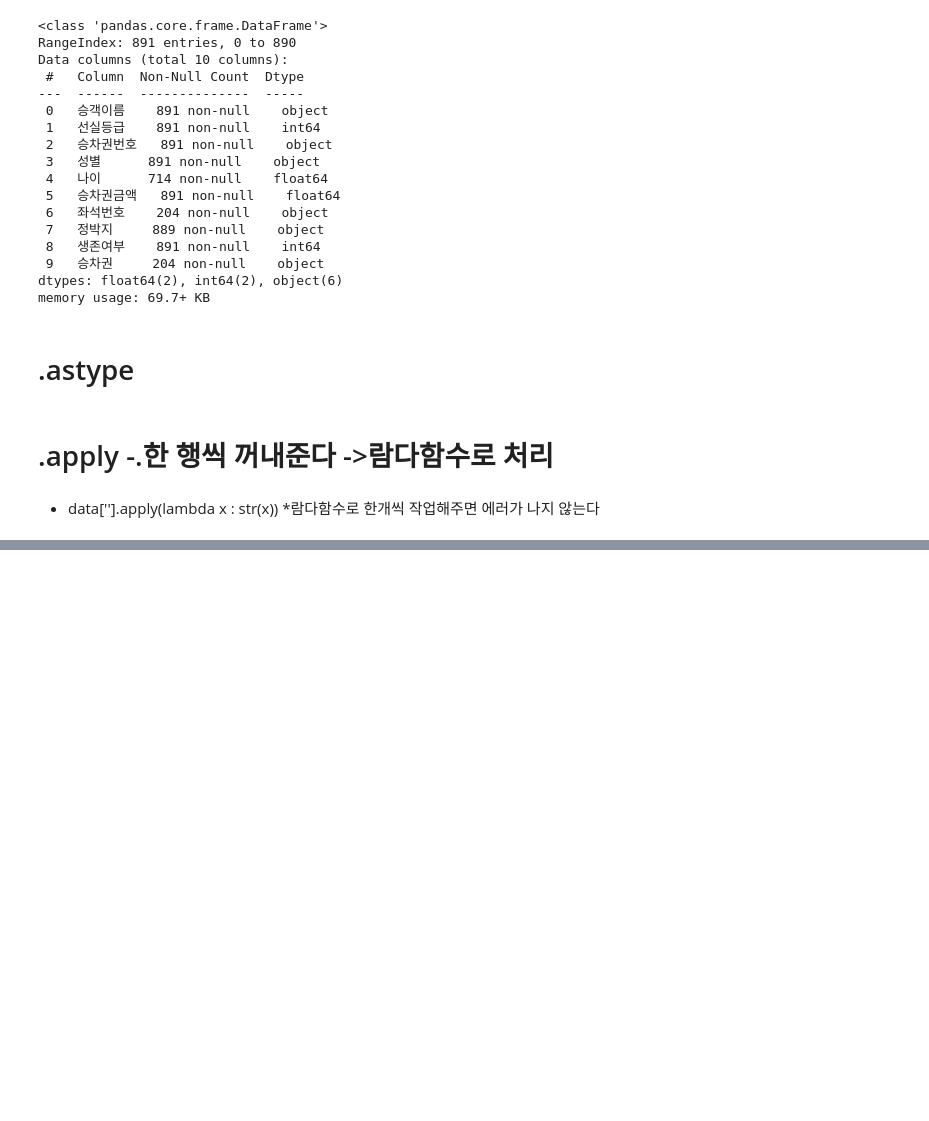
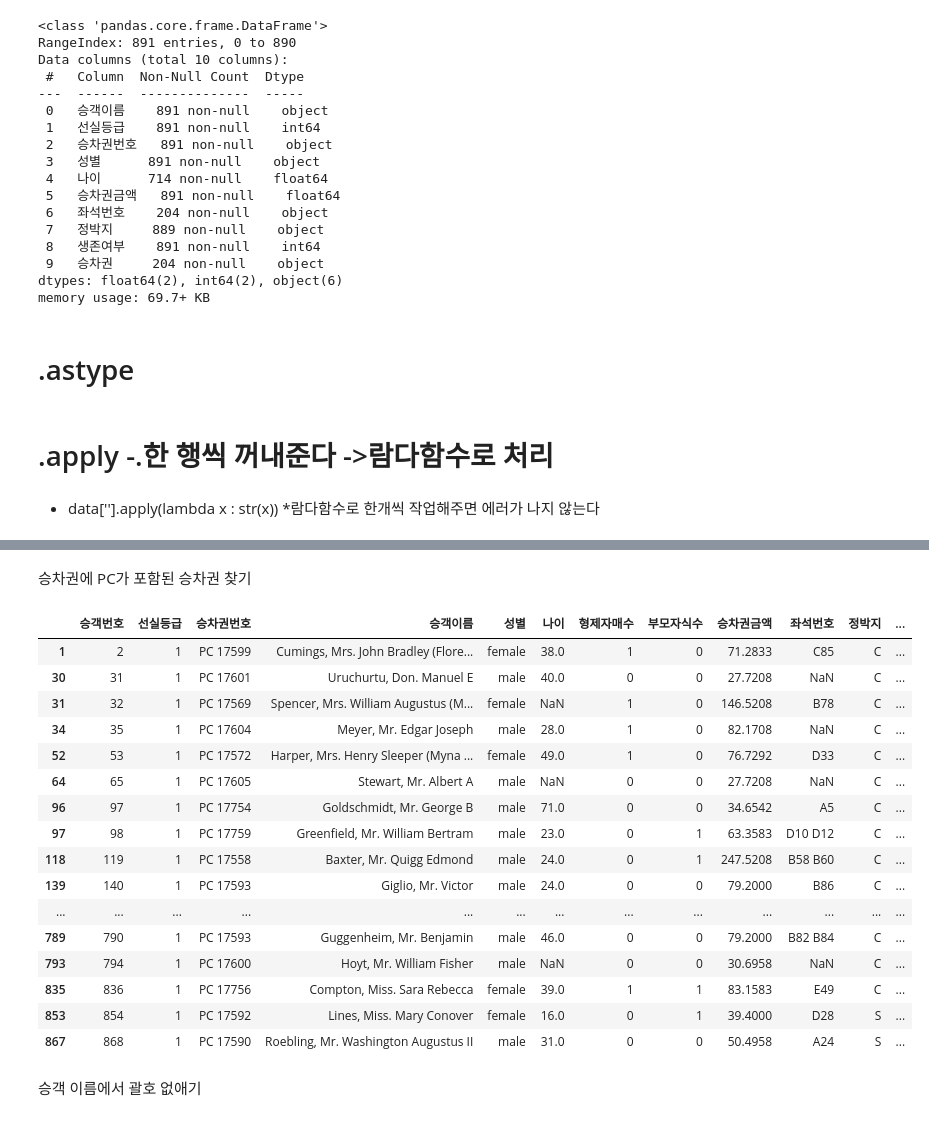
Before and after one commit to haezeong/fintech_service, a Jupyter notebook: 06_machine_learning/02_pandas_사용법.ipynb, the cells around one changed output, grey strips where cells are left out. Cells and saved outputs as stored; diff of their text form; code cells hidden in the pictures; blank space fills up the shorter version.

```diff
--- a/06_machine_learning/02_pandas_사용법.ipynb
+++ b/06_machine_learning/02_pandas_사용법.ipynb
@@ -1642,0 +2015,5 @@ memory usage: 69.7+ KB
+# %%
+# data_1['승차권']에 값을 할당하는 경우 .loc[]를 사용합니다.
+data.loc[:, '승차권'] = data['승차권번호'] + data['좌석번호']
+
+data
@@ -1642,0 +2041,22 @@ memory usage: 69.7+ KB
+# %% [markdown]
+승차권에 PC가 포함된 승차권 찾기
+# %%
+data[data['승차권번호'].str.contains("PC")]
+# %% [output]
+|  | 승객번호 | 선실등급 | 승차권번호 | 승객이름 | 성별 | 나이 | 형제자매수 | 부모자식수 | 승차권금액 | 좌석번호 | 정박지 | ... |
+| 1 | 2 | 1 | PC 17599 | Cumings, Mrs. John Bradley (Flore... | female | 38.0 | 1 | 0 | 71.2833 | C85 | C | ... |
+| 30 | 31 | 1 | PC 17601 | Uruchurtu, Don. Manuel E | male | 40.0 | 0 | 0 | 27.7208 | NaN | C | ... |
+| 31 | 32 | 1 | PC 17569 | Spencer, Mrs. William Augustus (M... | female | NaN | 1 | 0 | 146.5208 | B78 | C | ... |
+| 34 | 35 | 1 | PC 17604 | Meyer, Mr. Edgar Joseph | male | 28.0 | 1 | 0 | 82.1708 | NaN | C | ... |
+| 52 | 53 | 1 | PC 17572 | Harper, Mrs. Henry Sleeper (Myna ... | female | 49.0 | 1 | 0 | 76.7292 | D33 | C | ... |
+| 64 | 65 | 1 | PC 17605 | Stewart, Mr. Albert A | male | NaN | 0 | 0 | 27.7208 | NaN | C | ... |
+| 96 | 97 | 1 | PC 17754 | Goldschmidt, Mr. George B | male | 71.0 | 0 | 0 | 34.6542 | A5 | C | ... |
+| 97 | 98 | 1 | PC 17759 | Greenfield, Mr. William Bertram | male | 23.0 | 0 | 1 | 63.3583 | D10 D12 | C | ... |
+| 118 | 119 | 1 | PC 17558 | Baxter, Mr. Quigg Edmond | male | 24.0 | 0 | 1 | 247.5208 | B58 B60 | C | ... |
+| 139 | 140 | 1 | PC 17593 | Giglio, Mr. Victor | male | 24.0 | 0 | 0 | 79.2000 | B86 | C | ... |
+| ... | ... | ... | ... | ... | ... | ... | ... | ... | ... | ... | ... | ... |
+| 789 | 790 | 1 | PC 17593 | Guggenheim, Mr. Benjamin | male | 46.0 | 0 | 0 | 79.2000 | B82 B84 | C | ... |
+| 793 | 794 | 1 | PC 17600 | Hoyt, Mr. William Fisher | male | NaN | 0 | 0 | 30.6958 | NaN | C | ... |
+| 835 | 836 | 1 | PC 17756 | Compton, Miss. Sara Rebecca | female | 39.0 | 1 | 1 | 83.1583 | E49 | C | ... |
+| 853 | 854 | 1 | PC 17592 | Lines, Miss. Mary Conover | female | 16.0 | 0 | 1 | 39.4000 | D28 | S | ... |
+| 867 | 868 | 1 | PC 17590 | Roebling, Mr. Washington Augustus II | male | 31.0 | 0 | 0 | 50.4958 | A24 | S | ... |
@@ -1642,0 +2065,2 @@ memory usage: 69.7+ KB
+# %% [markdown]
+승객 이름에서 괄호 없애기
```
Also changed, not shown: parts of 62 cells of this notebook, 1 other file.
